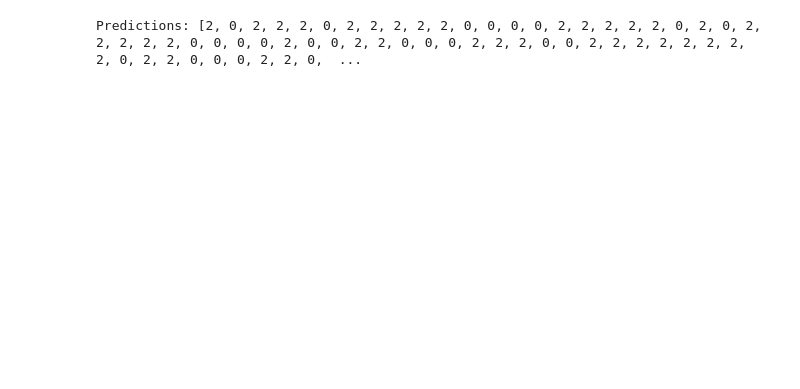
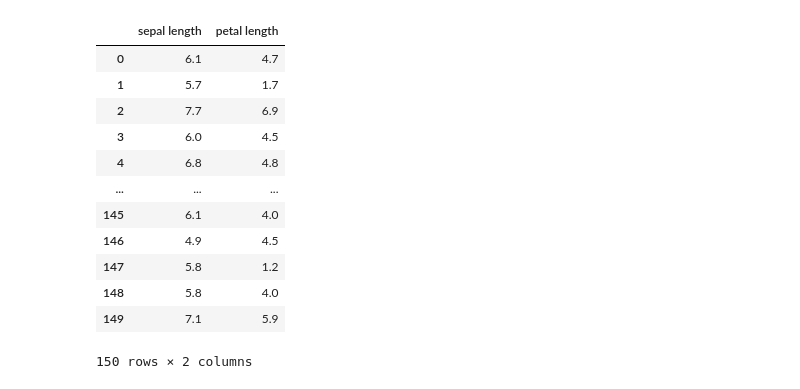
Before and after one commit to rzagni/ML-Models, a Jupyter notebook: single-layer-multiclass-classification-nn.ipynb, the cells around one changed output. Drawn from its saved outputs; the diff is of its cells as text; code cells hidden in the pictures; blank space fills up the shorter version.

```diff
--- a/single-layer-multiclass-classification-nn.ipynb
+++ b/single-layer-multiclass-classification-nn.ipynb
@@ -260,57 +44,16 @@ Predictions: ['Iris-setosa', 'Iris-versicolor', 'Iris-versicolor', 'Iris-setosa'
-# %%
-iris2 = fetch_ucirepo(id=53)
-iris2_df = iris2.data.original
-iris2_df = iris2_df.sample(frac=1, random_state=42).reset_index(drop=True)
-X2 = iris2_df[['sepal length', 'petal length']]
-y2= [0 if label == "Iris-setosa" else (1 if label == "Iris-versicolor" else 2) for label in iris2_df['class']]
-
-
-# Initialize weights and bias for one neuron per class
-np.random.seed(42)
-weights = np.random.rand(3, 2) * 0.01  # 3 neurons, each with weights for two features
-biases = np.random.rand(3) * 0.01       # 3 biases for the three neurons
-
-# Training loop for One-vs-All
-learning_rate = 0.001
-for epoch in range(10):
-    for i in range(len(X2)):
-        # Compute output for each class (one neuron per class)
-        outputs = []
-        for c in range(3):
-            Z = weights[c][0] * X2['sepal length'][i] + weights[c][1] * X2['petal length'][i] + biases[c]
-            output = 1 / (1 + np.exp(-Z))  # Sigmoid activation
-            outputs.append(output)
-
-        # Determine predicted class
-        probabilities = outputs / np.sum(outputs)  # Normalize outputs to probabilities
-        y_hat = np.argmax(probabilities)
-
-        # Calculate gradients and update weights and biases
-        for c in range(3):
-            grad = (1 if c == y2[i] else 0) - probabilities[c]
-            weights[c][0] += learning_rate * grad * X2['sepal length'][i]
-            weights[c][1] += learning_rate * grad * X2['petal length'][i]
-            biases[c] += learning_rate * grad
-
-    #print(f"Epoch: {epoch}, Weights: {weights}, Biases: {biases}")
-
-# Prediction function
-def predict(X2, weights, biases):
-    predictions = []
-    for i in range(len(X2)):
-        outputs = []
-        for c in range(3):
-            Z = weights[c][0] * X2['sepal length'][i] + weights[c][1] * X2['petal length'][i] + biases[c]
-            output = 1 / (1 + np.exp(-Z))  # Sigmoid activation
-            outputs.append(output)
-
-        probabilities = outputs / np.sum(outputs)  # Normalize to probabilities
-        y_hat = np.argmax(probabilities)
-        predictions.append(y_hat)
-    return predictions
-
-# Making predictions
-predictions = predict(X2, weights, biases)
-print("Predictions:", predictions)
-# %% [output]
-Predictions: [2, 0, 2, 2, 2, 0, 2, 2, 2, 2, 2, 0, 0, 0, 0, 2, 2, 2, 2, 2, 0, 2, 0, 2, 2, 2, 2, 2, 0, 0, 0, 0, 2, 0, 0, 2, 2, 0, 0, 0, 2, 2, 2, 0, 0, 2, 2, 2, 2, 2, 2, 2, 2, 0, 2, 2, 0, 0, 0, 2, 2, 0,  ...
+# %%
+X
+# %% [output]
+|  | sepal length | petal length |
+| 0 | 6.1 | 4.7 |
+| 1 | 5.7 | 1.7 |
+| 2 | 7.7 | 6.9 |
+| 3 | 6.0 | 4.5 |
+| 4 | 6.8 | 4.8 |
+| ... | ... | ... |
+| 145 | 6.1 | 4.0 |
+| 146 | 4.9 | 4.5 |
+| 147 | 5.8 | 1.2 |
+| 148 | 5.8 | 4.0 |
+| 149 | 7.1 | 5.9 |
+150 rows × 2 columns
```
Also changed, not shown: parts of 23 cells of this notebook.
